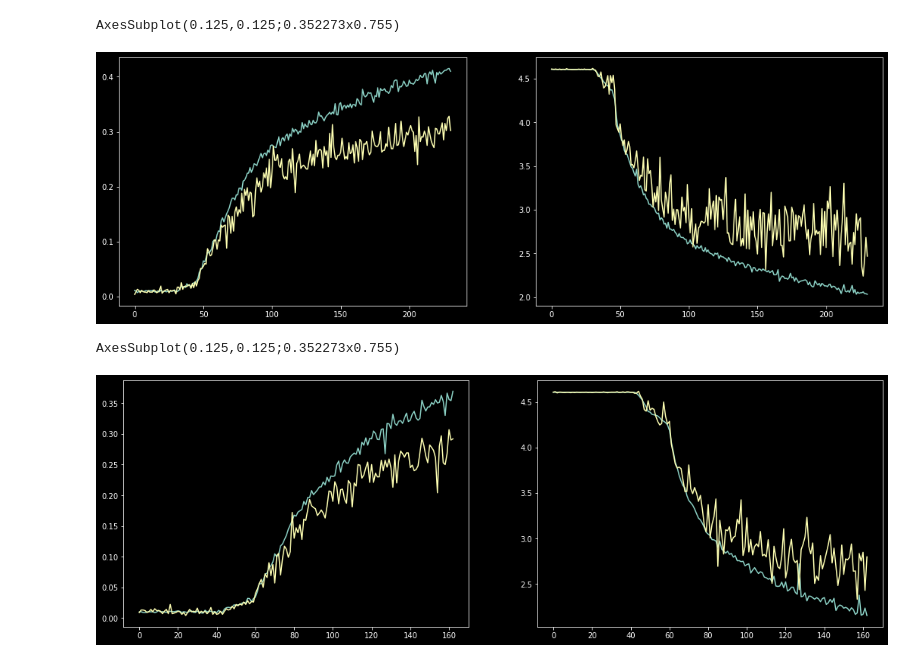
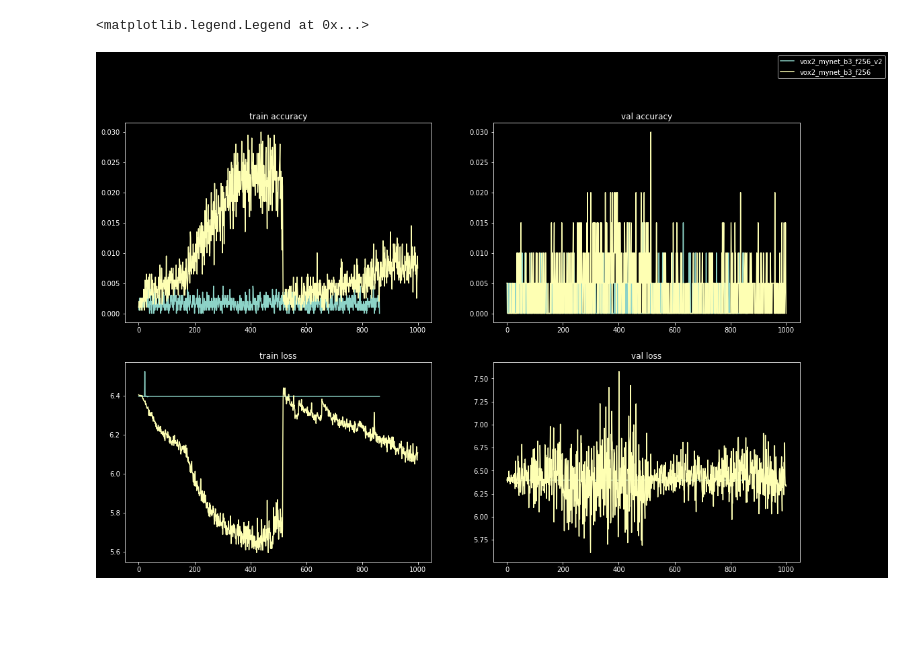
Before and after one commit to neurudan/WaveVoice, a Jupyter notebook: jupyter/show_progress.ipynb, the cells around one changed output. Saved outputs shown, nothing was run; the diff lists cells and outputs as text; code cells hidden in the pictures; blank space fills up the shorter version.

```diff
--- a/jupyter/show_progress.ipynb
+++ b/jupyter/show_progress.ipynb
@@ -4,26 +5,39 @@ import pandas as pd
 # %%
-def plot(file):
+path = '/media/bratwolf/DATA/results_cluster/'
+extension = '/logs.csv'
+
+t_accs = []
+v_accs = []
+t_losses = []
+v_losses = []
+
+[fig, [[ax0, ax1], [ax2, ax3]]] = plt.subplots(2,2, figsize=(18, 12))
+labels = []
+
+for dir in os.listdir(path):
+    file = path + dir + extension
+
     df = pd.read_csv(file)
 
     epochs = df['epoch'].to_numpy()
 
     t_acc = df['accuracy'].to_numpy()
     t_loss = df['loss'].to_numpy()
 
     v_acc = df['val_accuracy'].to_numpy()
     v_loss = df['val_loss'].to_numpy()
 
-    [_, [ax0, ax1]] = plt.subplots(1,2, figsize=(18, 6))
-    print(ax0)
-    ax0.plot(epochs, t_acc, epochs, v_acc)
-    ax1.plot(epochs, t_loss, epochs, v_loss)
+    ax0.plot(epochs, t_acc)
+    ax1.plot(epochs, v_acc)
+    ax2.plot(epochs, t_loss)
+    ax3.plot(epochs, v_loss)
+
+    labels.append(dir)
+ax0.set_title('train accuracy')
+ax1.set_title('val accuracy')
+ax2.set_title('train loss')
+ax3.set_title('val loss')
+fig.legend(tuple(labels))
+# %% [output]
+<matplotlib.legend.Legend at 0x...>
+[figure, added]
-# %%
-plot('/media/bratwolf/DATA/results_cluster/byte_net/logs.csv')
-# %% [output]
-AxesSubplot(0.125,0.125;0.352273x0.755)
-[figure, removed]
-# %%
-plot('/media/bratwolf/DATA/results_cluster/my_net/logs.csv')
-# %% [output]
-AxesSubplot(0.125,0.125;0.352273x0.755)
-[figure, removed]
```
Also changed, not shown: parts of 1 cell of this notebook, 11 other files.
